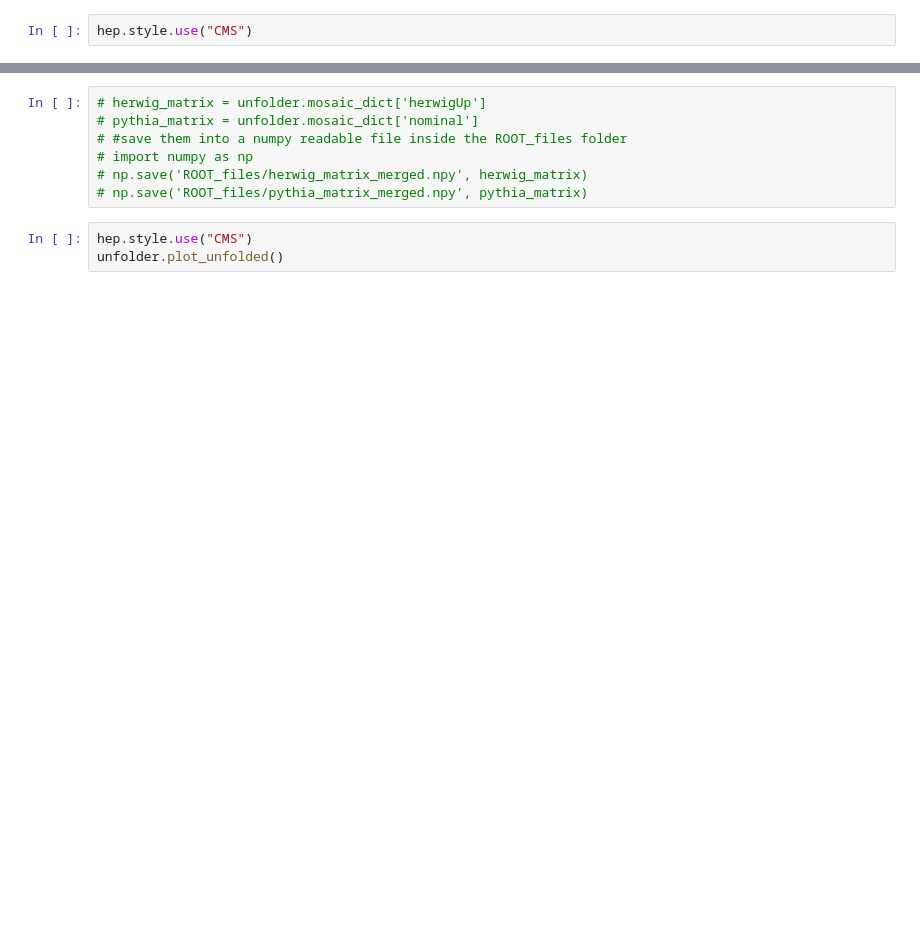
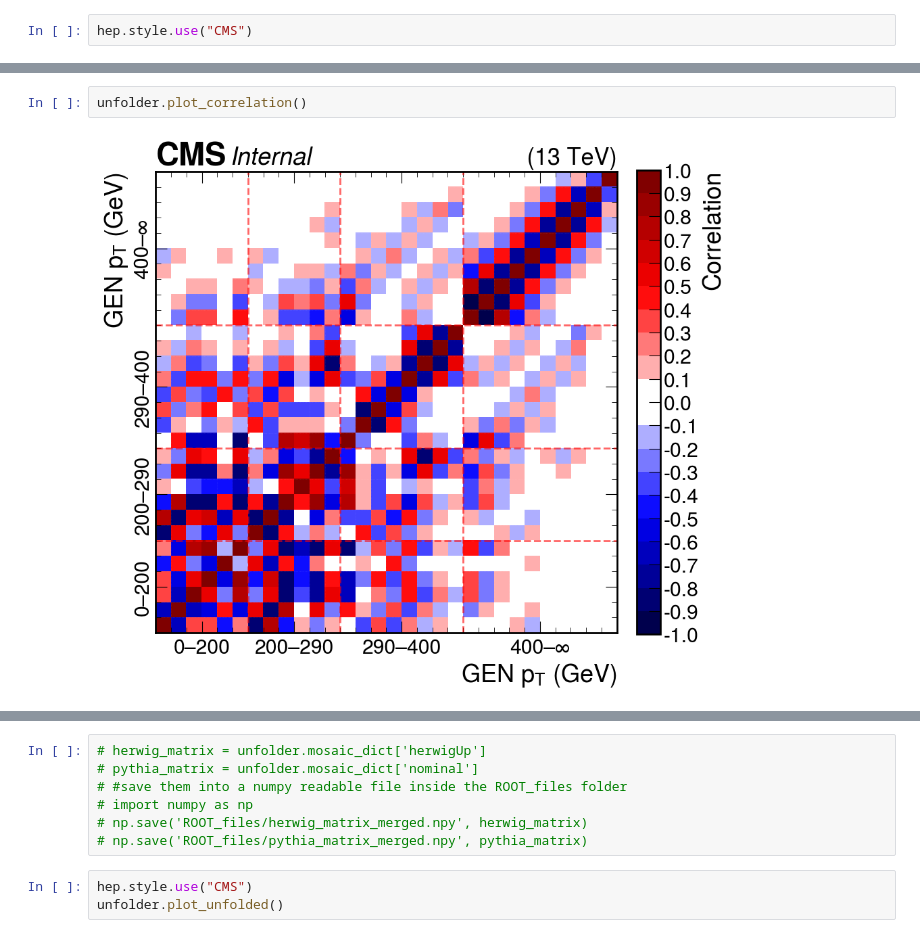
Before and after one commit to mandalaritra1/unfold, a Jupyter notebook: notebooks/unfolder_v4.ipynb, the cells around one changed output, grey strips where cells are left out. Saved outputs shown, nothing was run; the diff lists cells and outputs as text; blank space fills up the shorter version.

```diff
--- a/notebooks/unfolder_v4.ipynb
+++ b/notebooks/unfolder_v4.ipynb
@@ -70,3 +68,7 @@ Singular values of the response mosaic: [0.91806008 0.8056512  0.7351237  0.7086
+# %%
+unfolder.plot_correlation()
+# %% [output]
+[figure, added]
 # %%
 unfolder.plot_purity_stability()
 # %% [output]
```
Also changed, not shown: parts of 14 cells of this notebook, 7 other files.
